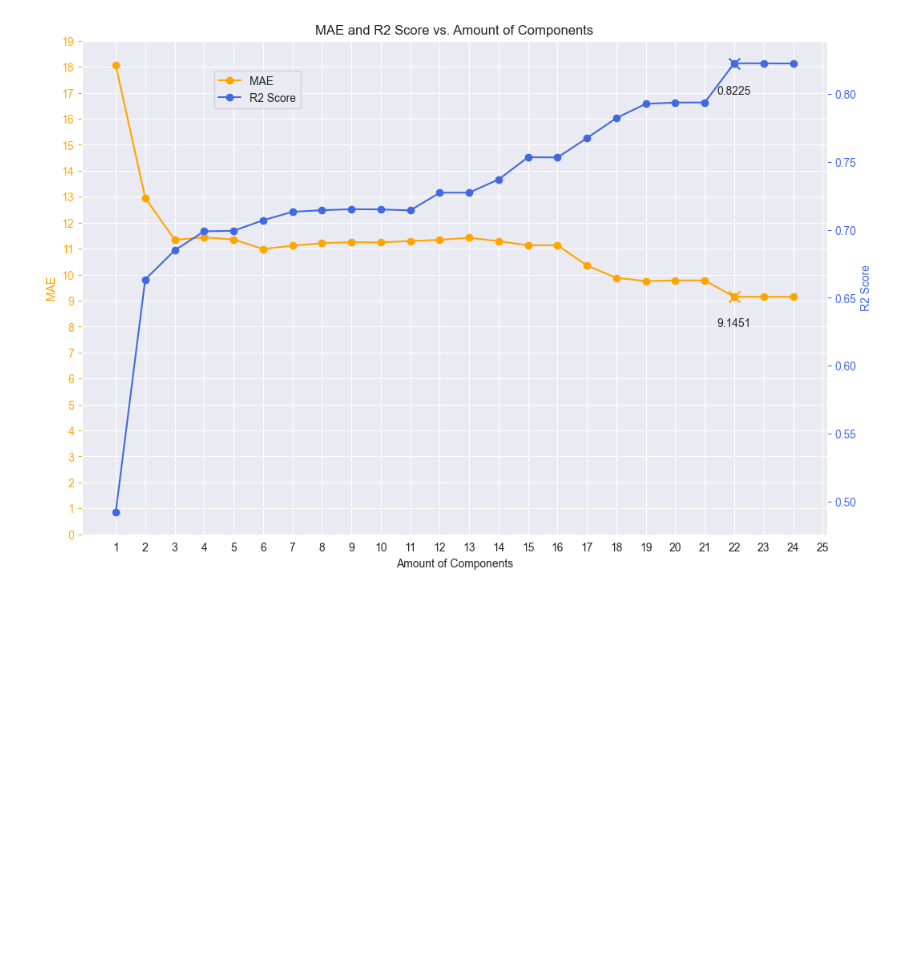
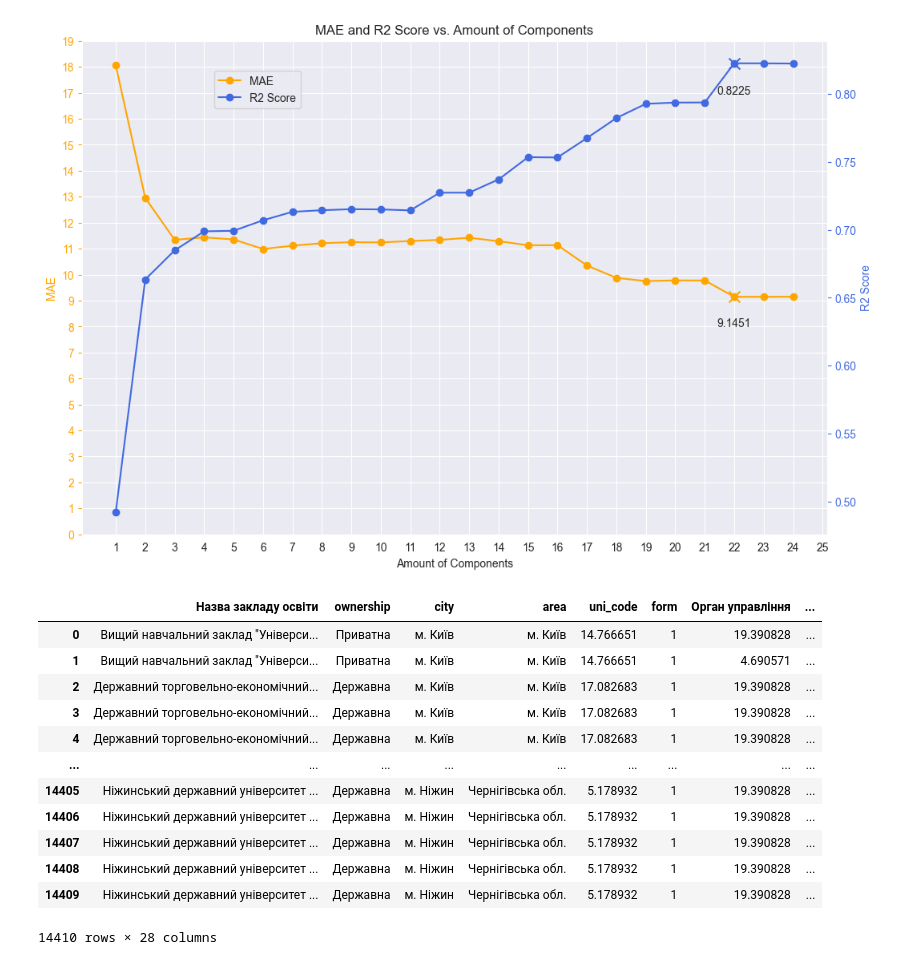
Before and after one commit to Natanius18/diploma, a Jupyter notebook: data_processing/linear_model_with_PCA.ipynb, the cells around one changed output. Cells and saved outputs as stored; diff of their text form; code cells hidden in the pictures; blank space fills up the shorter version.

```diff
--- a/data_processing/linear_model_with_PCA.ipynb
+++ b/data_processing/linear_model_with_PCA.ipynb
@@ -110,0 +120,22 @@ plt.show()
+# %%
+map_uni_code = pd.read_csv('../readyDatasets/map_uni_code_to_smoothed_means.csv', delimiter='$')
+areas = pd.read_excel('../readyDatasets/areas.xlsx')
+areas_with_smoothed_means = areas.merge(map_uni_code, on=['uni_code'], how="inner")
+new_df = areas_with_smoothed_means.merge(X_train,  left_on='smooth_mean', right_on='uni_code', how="inner")
+new_df.drop(columns=['uni_code_y', 'uni_code_x'], inplace=True)
+new_df.rename(columns={'smooth_mean': 'uni_code'}, inplace=True)
+new_df
+# %% [output]
+|  | Назва закладу освіти | ownership | city | area | uni_code | form | Орган управління | ... |
+| 0 | Вищий навчальний заклад "Універси... | Приватна | м. Київ | м. Київ | 14.766651 | 1 | 19.390828 | ... |
+| 1 | Вищий навчальний заклад "Універси... | Приватна | м. Київ | м. Київ | 14.766651 | 1 | 4.690571 | ... |
+| 2 | Державний торговельно-економічний... | Державна | м. Київ | м. Київ | 17.082683 | 1 | 19.390828 | ... |
+| 3 | Державний торговельно-економічний... | Державна | м. Київ | м. Київ | 17.082683 | 1 | 19.390828 | ... |
+| 4 | Державний торговельно-економічний... | Державна | м. Київ | м. Київ | 17.082683 | 1 | 19.390828 | ... |
+| ... | ... | ... | ... | ... | ... | ... | ... | ... |
+| 14405 | Ніжинський державний університет ... | Державна | м. Ніжин | Чернігівська обл. | 5.178932 | 1 | 19.390828 | ... |
+| 14406 | Ніжинський державний університет ... | Державна | м. Ніжин | Чернігівська обл. | 5.178932 | 1 | 19.390828 | ... |
+| 14407 | Ніжинський державний університет ... | Державна | м. Ніжин | Чернігівська обл. | 5.178932 | 1 | 19.390828 | ... |
+| 14408 | Ніжинський державний університет ... | Державна | м. Ніжин | Чернігівська обл. | 5.178932 | 1 | 19.390828 | ... |
+| 14409 | Ніжинський державний університет ... | Державна | м. Ніжин | Чернігівська обл. | 5.178932 | 1 | 19.390828 | ... |
+14410 rows × 28 columns
```
Also changed, not shown: parts of 8 cells of this notebook.
